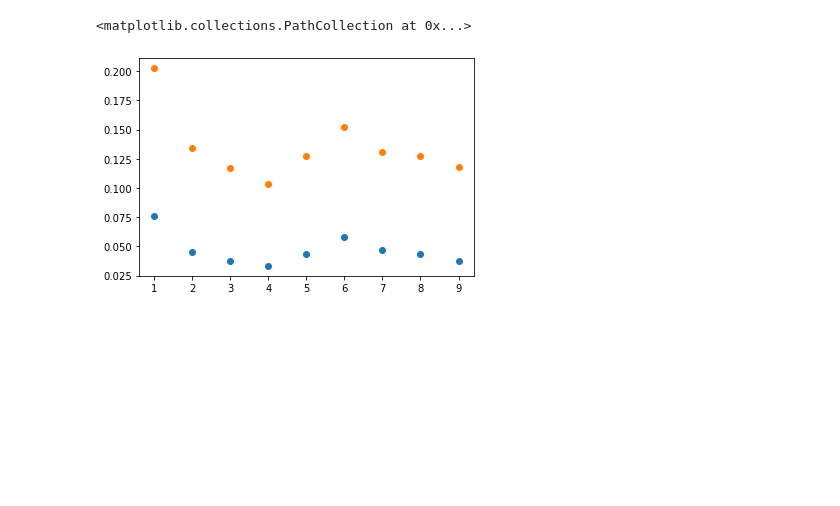
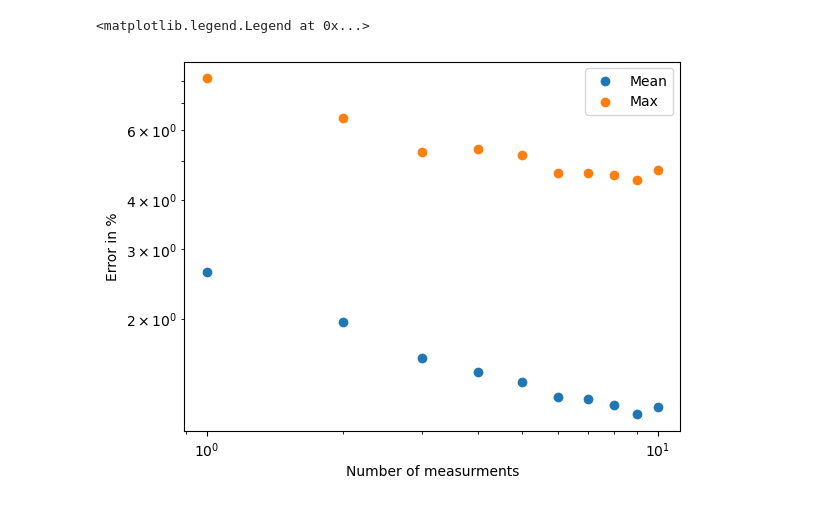
Before and after one commit to evanwonisch/InverseHeatEquation, a Jupyter notebook: inference/multi_measurements_run.ipynb, the cells around one changed output. Saved outputs shown, nothing was run; the diff lists cells and outputs as text; code cells hidden in the pictures; blank space fills up the shorter version.

```diff
--- a/inference/multi_measurements_run.ipynb
+++ b/inference/multi_measurements_run.ipynb
@@ -14,8 +16,8 @@ key = jax.random.PRNGKey(5)
 # %%
 Ns = jnp.arange(1, 11)
-n_k_init = 15
+n_k_init = 10
 # %%
-solver = chb.Solver(N = 15)
+solver = chb.Solver(N = 20)
 xx = solver.xx
 yy = solver.yy
 grid = solver.grid
@@ -110,23 +112,19 @@ for m in range(n_k_init):
         g = jax.value_and_grad(loss)
         h = jax.hessian(loss_internal)
         # define
-        optimizer = optax.adam(learning_rate=0.07)
+        optimizer = optax.sgd(learning_rate=0.0003)
 
         # initialise
         optimizer_state = optimizer.init(k_param)
 
         err = []
-        for i in tqdm(range(1200)):
+        for i in tqdm(range(2000)):
             val, grad = g(k_param)
             err.append(val)
 
             updates, optimizer_state = optimizer.update(grad, optimizer_state, k_param)
 
             k_param = optax.apply_updates(k_param, updates)
-
-        plt.plot(err)
-        plt.yscale("log")
-        plt.figure()
 
         result = get_solution(k_param, measurements[0][0])
         max = jnp.max(jnp.abs(result["k"].reshape(dims) / (measurements[0][1]["k"].reshape(dims)) - 1))
@@ -155,11 +139,20 @@ for m in range(n_k_init):
 res_maxs = np.array(res_maxs)
 res_means = np.array(res_means)
 # %%
-means = np.mean(res_means, axis = 0)
-maxs = np.mean(res_maxs, axis = 0)
+means = np.mean(res_means*100, axis = 0)
+maxs = np.mean(res_maxs*100, axis = 0)
 
-plt.scatter(Ns, means)
-plt.scatter(Ns, maxs)
+plt.scatter(Ns, means,label = "Mean")
+plt.yscale("log")
+plt.xscale("log")
+plt.scatter(Ns, maxs,label="Max")
+plt.yscale("log")
+plt.xscale("log")
+plt.ylabel("Error in %")
+plt.xlabel("Number of measurments")
+plt.legend()
+
+#This might have to do something with central limit theorem
 # %% [output]
-<matplotlib.collections.PathCollection at 0x...>
+<matplotlib.legend.Legend at 0x...>
-[figure, old version]
+[figure, new version]
```
Also changed, not shown: parts of 4 cells of this notebook, 6 other files.
